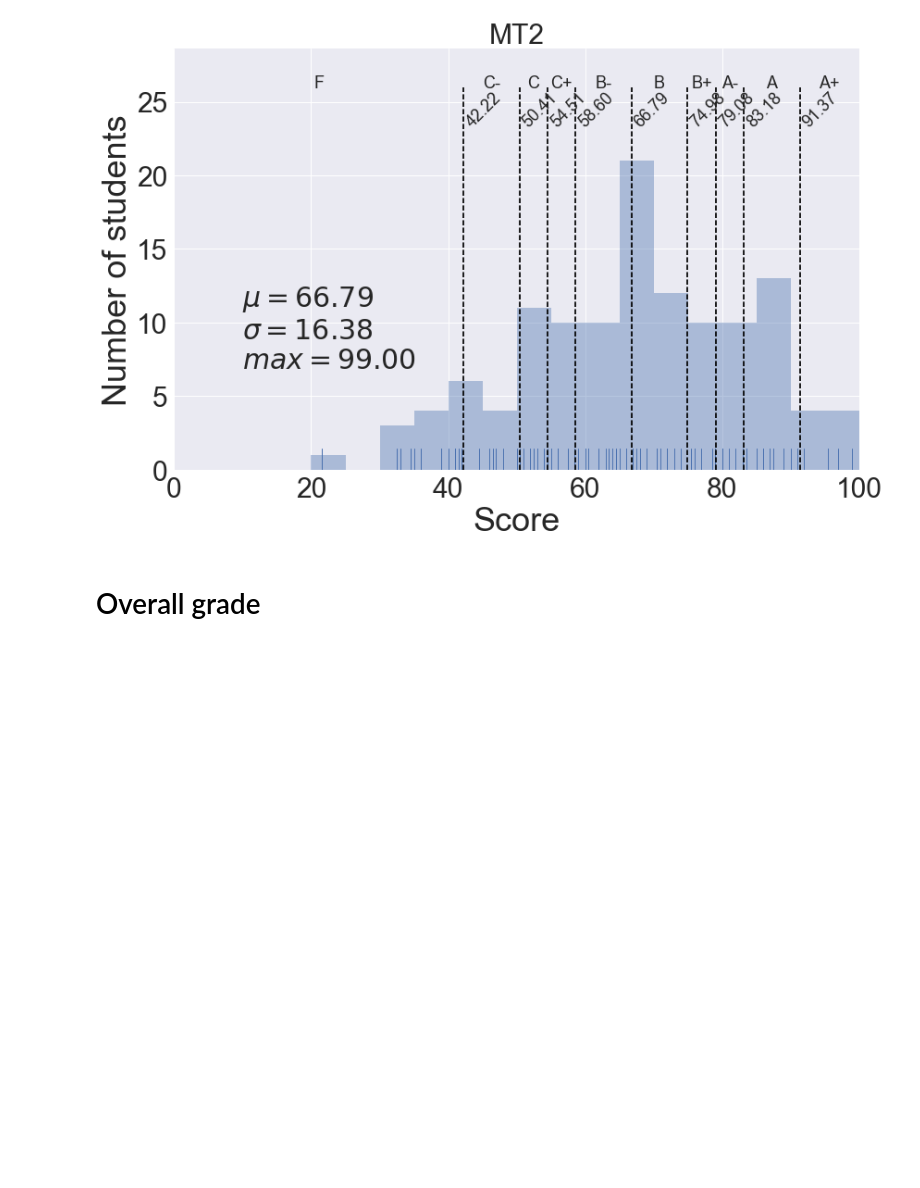
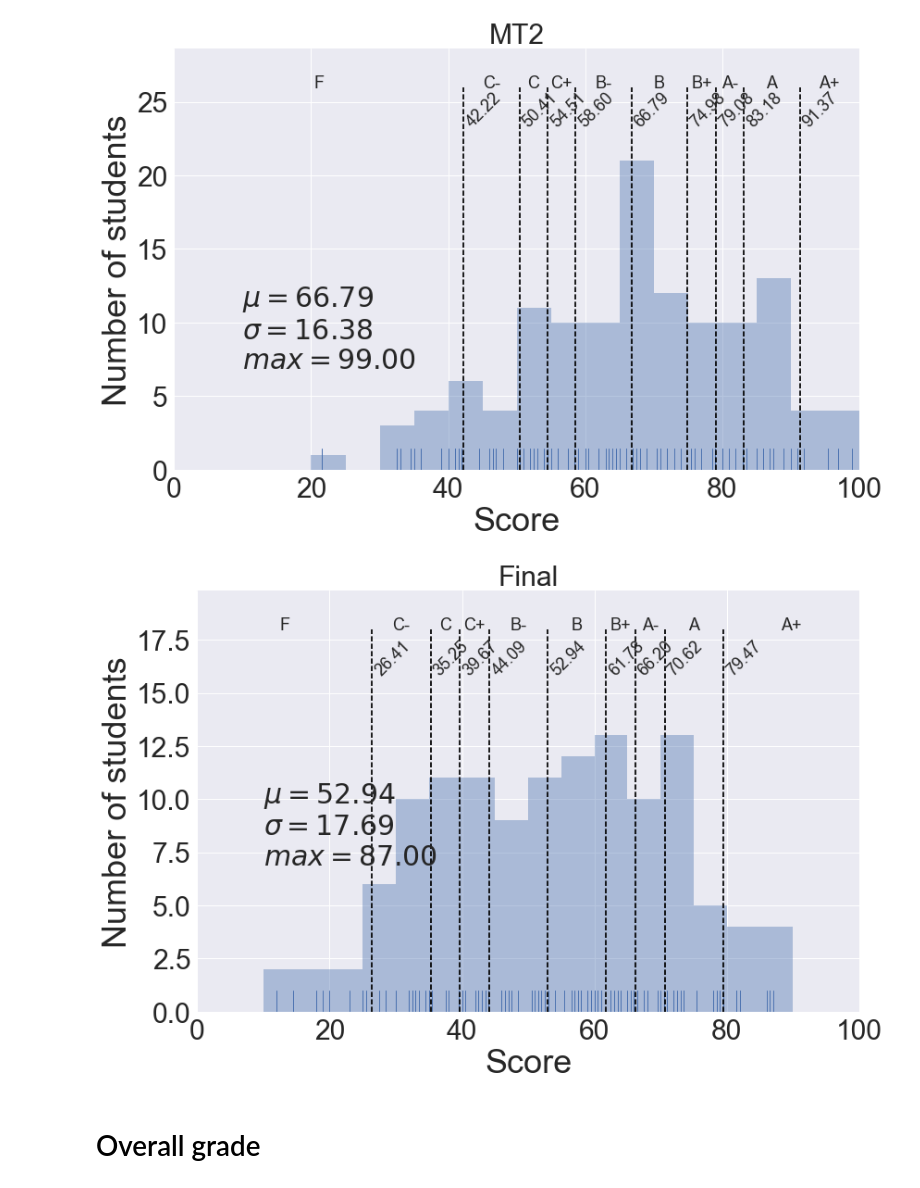
Before and after one commit to materialsvirtuallab/ceng114, a Jupyter notebook: grades/statsw2017.ipynb, the cells around one changed output. Cells and saved outputs as stored; diff of their text form; code cells hidden in the pictures; blank space fills up the shorter version.

```diff
--- a/grades/statsw2017.ipynb
+++ b/grades/statsw2017.ipynb
@@ -178,7 +178,9 @@ cutoffs = bar_plot(d, "MT2", annotate=True)
 # %% [output]
 [figure]
 # %%
-#cutoffs = bar_plot(d, "Final", annotate=True)
+cutoffs = bar_plot(d, "Final", annotate=True)
+# %% [output]
+[figure, added]
 # %% [markdown]
 # Overall grade
 # %%
```
Also changed, not shown: parts of 6 cells of this notebook.
